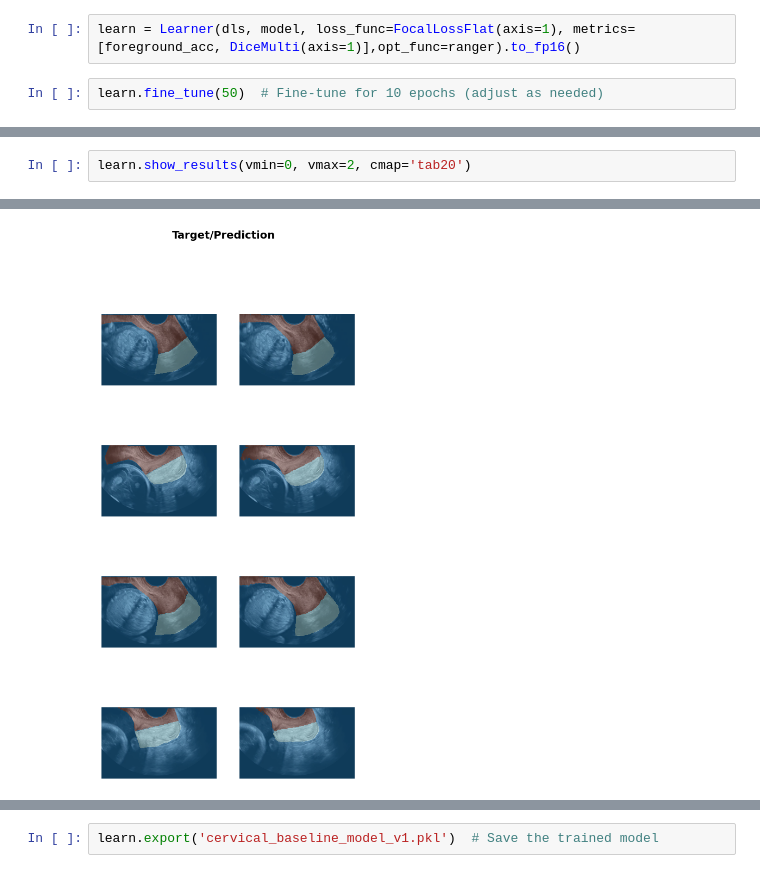
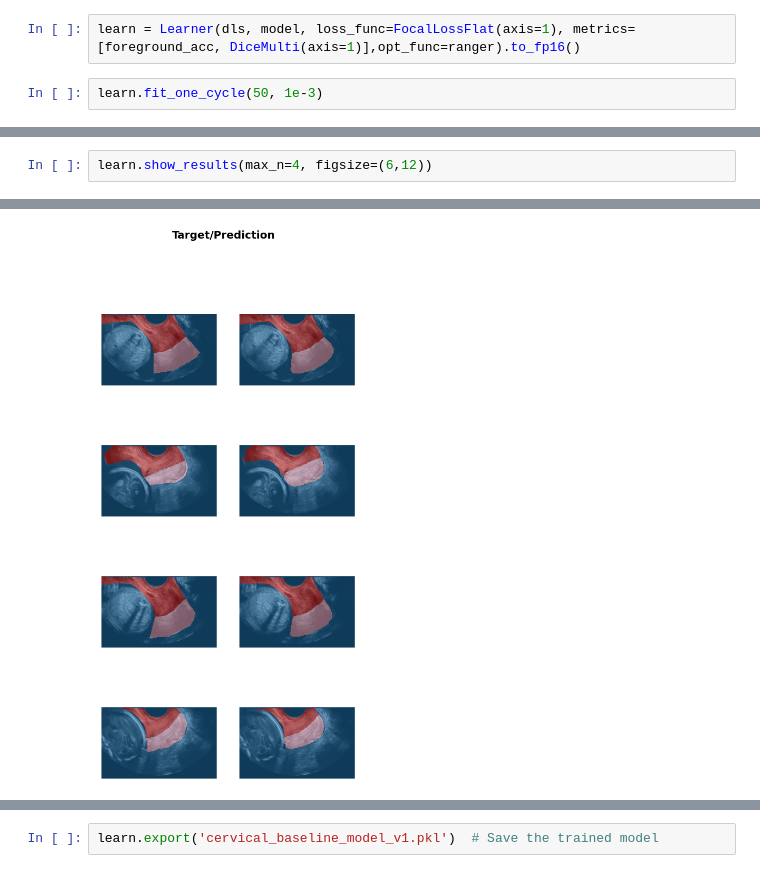
Before and after one commit to bilalcodehub/fetalai, a Jupyter notebook: 01_baseline_model.ipynb, the cells around one changed output, grey strips where cells are left out. Saved outputs shown, nothing was run; the diff lists cells and outputs as text.

```diff
--- a/01_baseline_model.ipynb
+++ b/01_baseline_model.ipynb
@@ -98,6 +98,6 @@ def criterion(y_pred, y_true):
 # %%
 learn = Learner(dls, model, loss_func=FocalLossFlat(axis=1), metrics=[foreground_acc, DiceMulti(axis=1)],opt_func=ranger).to_fp16()
 # %%
-learn.fine_tune(50)  # Fine-tune for 10 epochs (adjust as needed)
+learn.fit_one_cycle(50, 1e-3)
 # %% [output]
 | epoch | train_loss | valid_loss | foreground_acc | dice_multi | time |
@@ -122,5 +120,5 @@ learn.fine_tune(50)  # Fine-tune for 10 epochs (adjust as needed)
 # %%
-learn.show_results(vmin=0, vmax=2, cmap='tab20')
+learn.show_results(max_n=4, figsize=(6,12))
 # %% [output]
 [interactive output not drawn]
-[figure, old version]
+[figure, new version]
```
Also changed, not shown: parts of 6 cells of this notebook.
